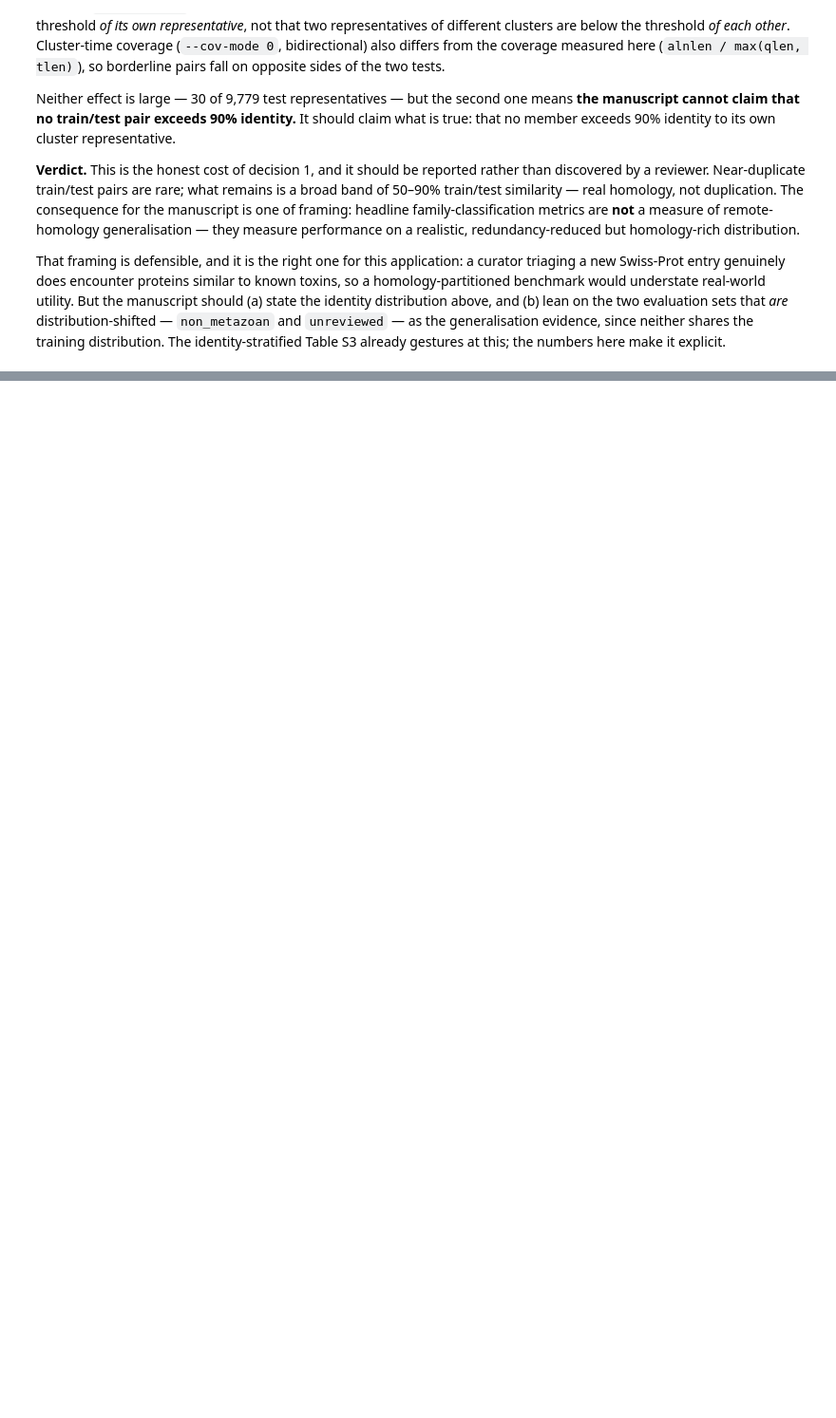
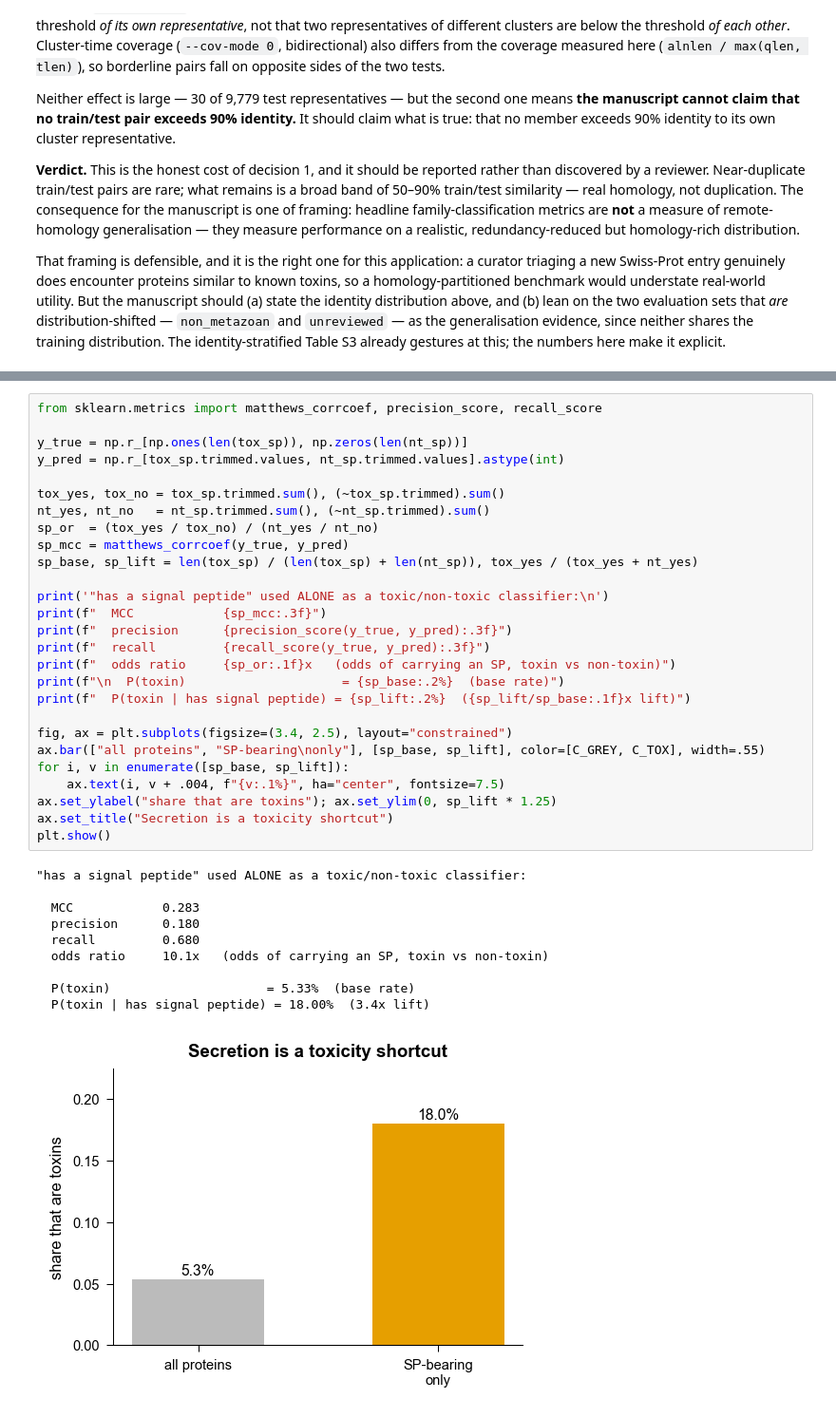
Before and after one commit to Sisistern123/ToxFam, a Jupyter notebook: notebooks/preprocessing_rationale.ipynb, the cells around one changed output, grey strips where cells are left out. Shown at 95% size. Saved outputs shown, nothing was run; the diff lists cells and outputs as text; blank space fills up the shorter version.

```diff
--- a/notebooks/preprocessing_rationale.ipynb
+++ b/notebooks/preprocessing_rationale.ipynb
@@ -979,0 +1074,38 @@ this; the numbers here make it explicit.
+# %%
+from sklearn.metrics import matthews_corrcoef, precision_score, recall_score
+
+y_true = np.r_[np.ones(len(tox_sp)), np.zeros(len(nt_sp))]
+y_pred = np.r_[tox_sp.trimmed.values, nt_sp.trimmed.values].astype(int)
+
+tox_yes, tox_no = tox_sp.trimmed.sum(), (~tox_sp.trimmed).sum()
+nt_yes, nt_no   = nt_sp.trimmed.sum(), (~nt_sp.trimmed).sum()
+sp_or  = (tox_yes / tox_no) / (nt_yes / nt_no)
+sp_mcc = matthews_corrcoef(y_true, y_pred)
+sp_base, sp_lift = len(tox_sp) / (len(tox_sp) + len(nt_sp)), tox_yes / (tox_yes + nt_yes)
+
+print('"has a signal peptide" used ALONE as a toxic/non-toxic classifier:\n')
+print(f"  MCC            {sp_mcc:.3f}")
+print(f"  precision      {precision_score(y_true, y_pred):.3f}")
+print(f"  recall         {recall_score(y_true, y_pred):.3f}")
+print(f"  odds ratio     {sp_or:.1f}x   (odds of carrying an SP, toxin vs non-toxin)")
+print(f"\n  P(toxin)                     = {sp_base:.2%}  (base rate)")
+print(f"  P(toxin | has signal peptide) = {sp_lift:.2%}  ({sp_lift/sp_base:.1f}x lift)")
+
+fig, ax = plt.subplots(figsize=(3.4, 2.5), layout="constrained")
+ax.bar(["all proteins", "SP-bearing\nonly"], [sp_base, sp_lift], color=[C_GREY, C_TOX], width=.55)
+for i, v in enumerate([sp_base, sp_lift]):
+    ax.text(i, v + .004, f"{v:.1%}", ha="center", fontsize=7.5)
+ax.set_ylabel("share that are toxins"); ax.set_ylim(0, sp_lift * 1.25)
+ax.set_title("Secretion is a toxicity shortcut")
+plt.show()
+# %% [output]
+"has a signal peptide" used ALONE as a toxic/non-toxic classifier:
+
+  MCC            0.283
+  precision      0.180
+  recall         0.680
+  odds ratio     10.1x   (odds of carrying an SP, toxin vs non-toxin)
+
+  P(toxin)                     = 5.33%  (base rate)
+  P(toxin | has signal peptide) = 18.00%  (3.4x lift)
+[figure, added]
```
Also changed, not shown: parts of 18 cells of this notebook.
